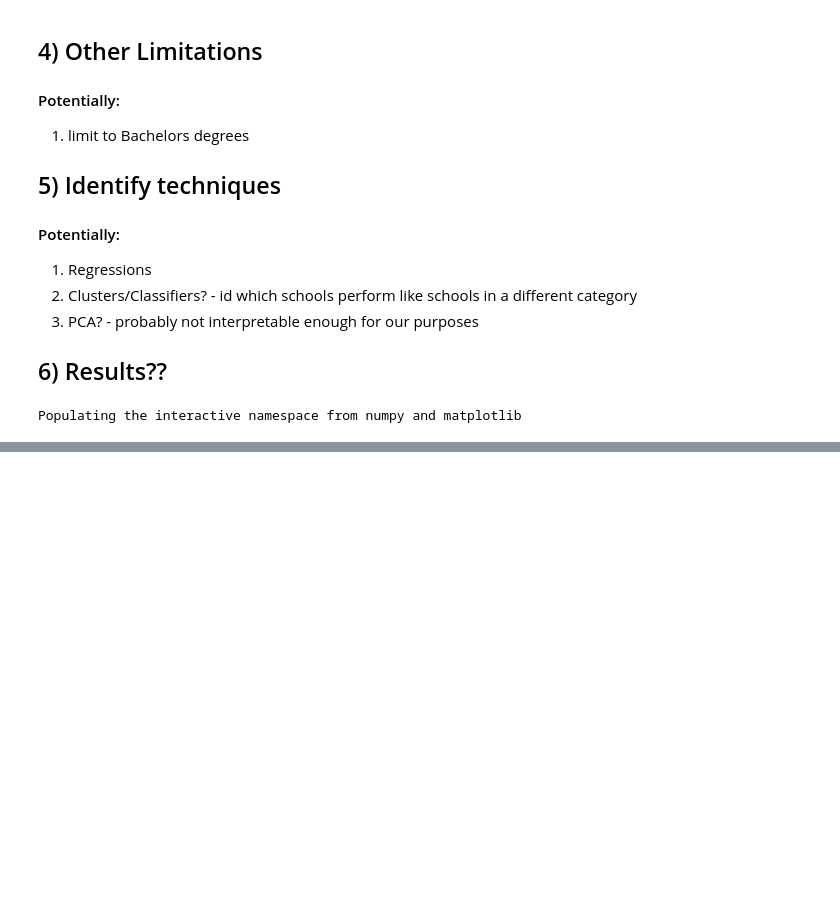
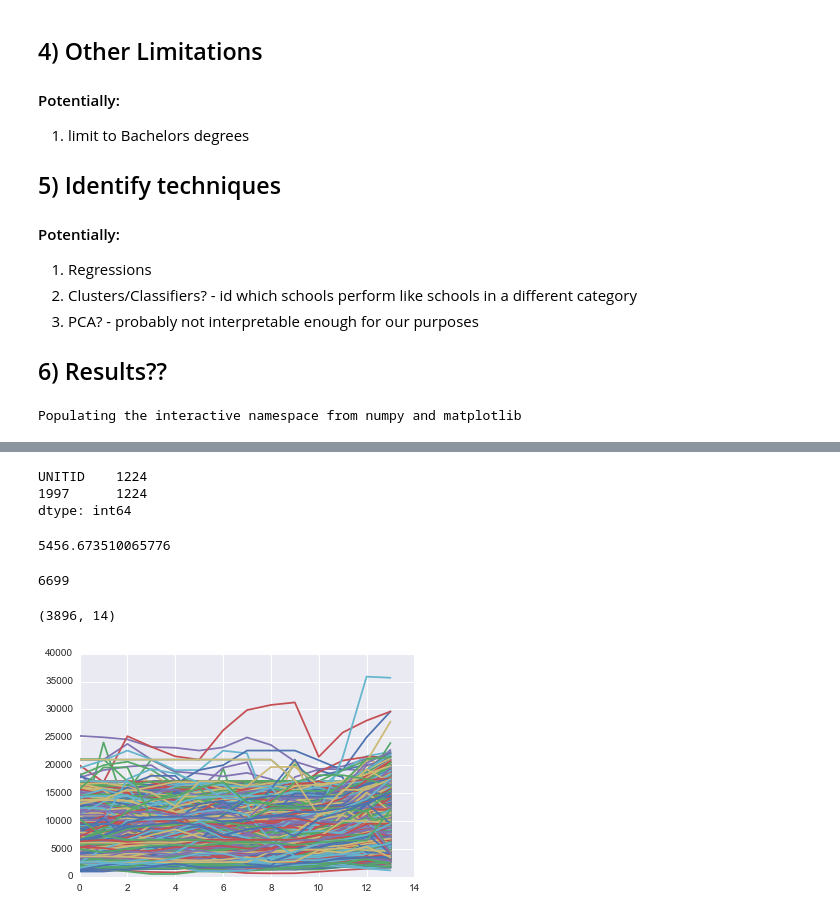
Before and after one commit to michellemho/machine_learning_for_cities, a Jupyter notebook: Final_Project/Exploratory_notebook.ipynb, the cells around one changed output, grey strips where cells are left out. Saved outputs shown, nothing was run; the diff lists cells and outputs as text; code cells hidden in the pictures; blank space fills up the shorter version.

```diff
--- a/Final_Project/Exploratory_notebook.ipynb
+++ b/Final_Project/Exploratory_notebook.ipynb
@@ -109,0 +107,37 @@ Name: MN_EARN_WNE_P9, dtype: object
+# %%
+# DEBT_MDN = The median original amount of the loan principal upon entering repayment
+subset_data = {}
+for x in all_data.keys():
+    subset_data['{}'.format(x)] = all_data['{}'.format(x)][['UNITID','DEBT_MDN']]
+    subset_data['{}'.format(x)].rename(columns={'DEBT_MDN': '{}'.format(x[-4:])}, inplace=True)
+# %%
+subset_data['df_1997'][subset_data['df_1997']['1997'] == 'PrivacySuppressed'].count()
+# %% [output]
+UNITID    1224
+1997      1224
+dtype: int64
+# %%
+subset_data['df_1997'][subset_data['df_1997']['1997'] != 'PrivacySuppressed']['1997'].dropna().astype(float).mean()
+# %% [output]
+5456.673510065776
+# %%
+len(subset_data['df_1997'])
+# %% [output]
+6699
+# %%
+dfsList = []
+for x in subset_data.keys():
+    dfsList.append(subset_data['{}'.format(x)])
+# %%
+df_final = reduce(lambda left, right: pd.merge(left, right, on='UNITID', how = 'inner'), dfsList)
+df_final = df_final.replace(to_replace={'PrivacySuppressed':None}).dropna().set_index('UNITID')
+df_final.shape
+# %% [output]
+(3896, 14)
+# %%
+df_final = df_final.reindex_axis(sorted(df_final.columns),axis=1)
+# %%
+for i in df_final.index:
+    pl.plot(df_final.loc[i])
+# %% [output]
+[figure, added]
```
Also changed, not shown: parts of 10 cells of this notebook.
